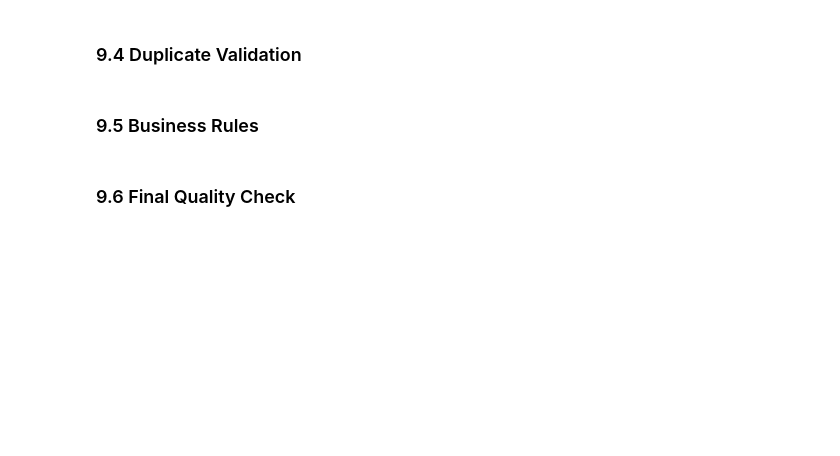
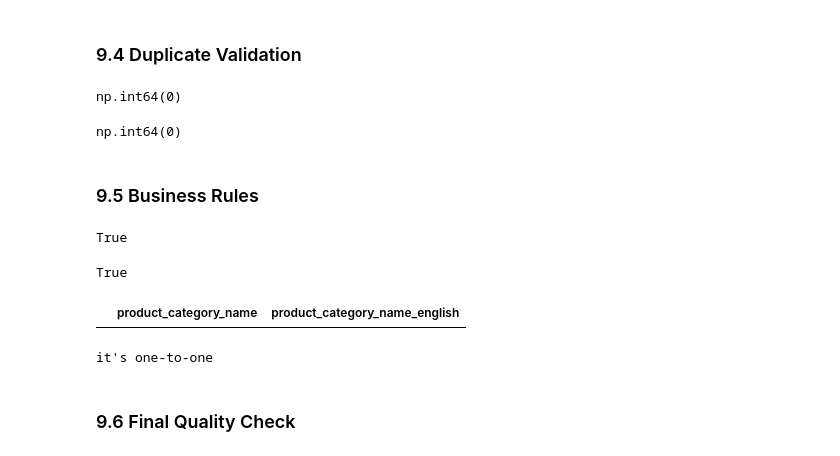
Before and after one commit to AminrezaAman/brazilian-ecommerce-analytics, a Jupyter notebook: notebooks/02_Data_Preparation.ipynb, the cells around one changed output. Saved outputs shown, nothing was run; the diff lists cells and outputs as text; code cells hidden in the pictures; blank space fills up the shorter version.

```diff
--- a/notebooks/02_Data_Preparation.ipynb
+++ b/notebooks/02_Data_Preparation.ipynb
@@ -746,5 +833,7 @@ np.int64(80)
 ## 9. translation table
 # %% [markdown]
 ###     9.1 Create Working Copy
+# %%
+translation_clean =  df_translation.copy()
 # %% [markdown]
 ### 9.2 Convert Data Types
@@ -753,6 +854,38 @@ np.int64(80)
 # %% [markdown]
 ### 9.4 Duplicate Validation
+# %%
+translation_clean.duplicated().sum()
+# %% [output]
+np.int64(0)
+# %%
+translation_clean['product_category_name_english'].duplicated().sum()
+# %% [output]
+np.int64(0)
 # %% [markdown]
 ### 9.5 Business Rules
+# %%
+translation_clean['product_category_name'].is_unique
+# %% [output]
+True
+# %%
+translation_clean['product_category_name_english'].is_unique
+# %% [output]
+True
+# %%
+translation_clean[translation_clean.duplicated('product_category_name_english', keep=False)]
+# %% [output]
+|  | product_category_name | product_category_name_english |
+# %%
+mapping_count = translation_clean.groupby('product_category_name')['product_category_name_english'].nunique()
+mapping_count.value_counts()
+
+multi_mapped = mapping_count[mapping_count > 1]
+if len(multi_mapped) > 0:
+    print(translation_clean[translation_clean['product_category_name'].isin(multi_mapped.index)]
+          .sort_values('product_category_name'))
+else:
+    print("it's one-to-one")
+# %% [output]
+it's one-to-one
 # %% [markdown]
 ### 9.6 Final Quality Check
```
Also changed, not shown: parts of 15 cells of this notebook.
